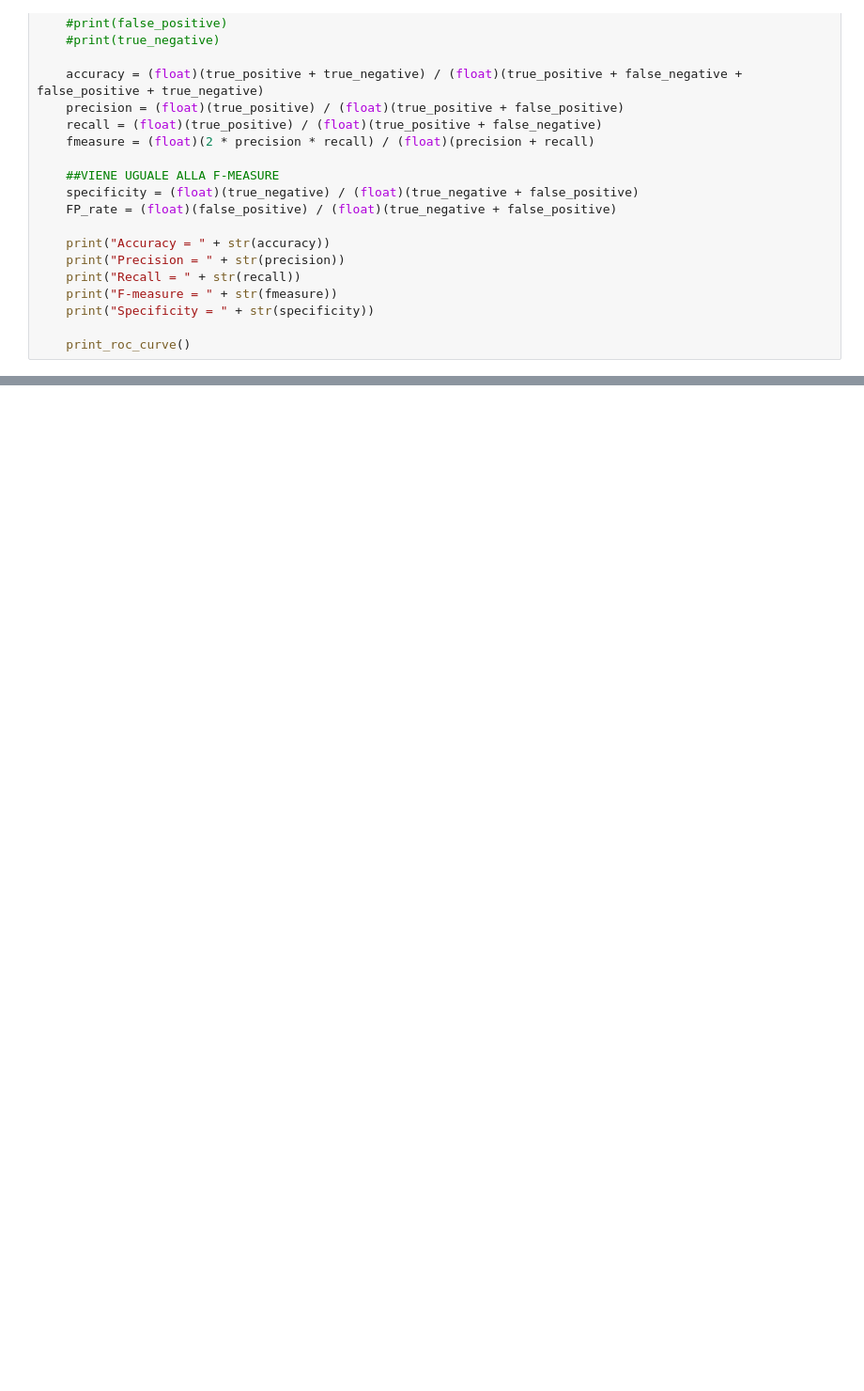
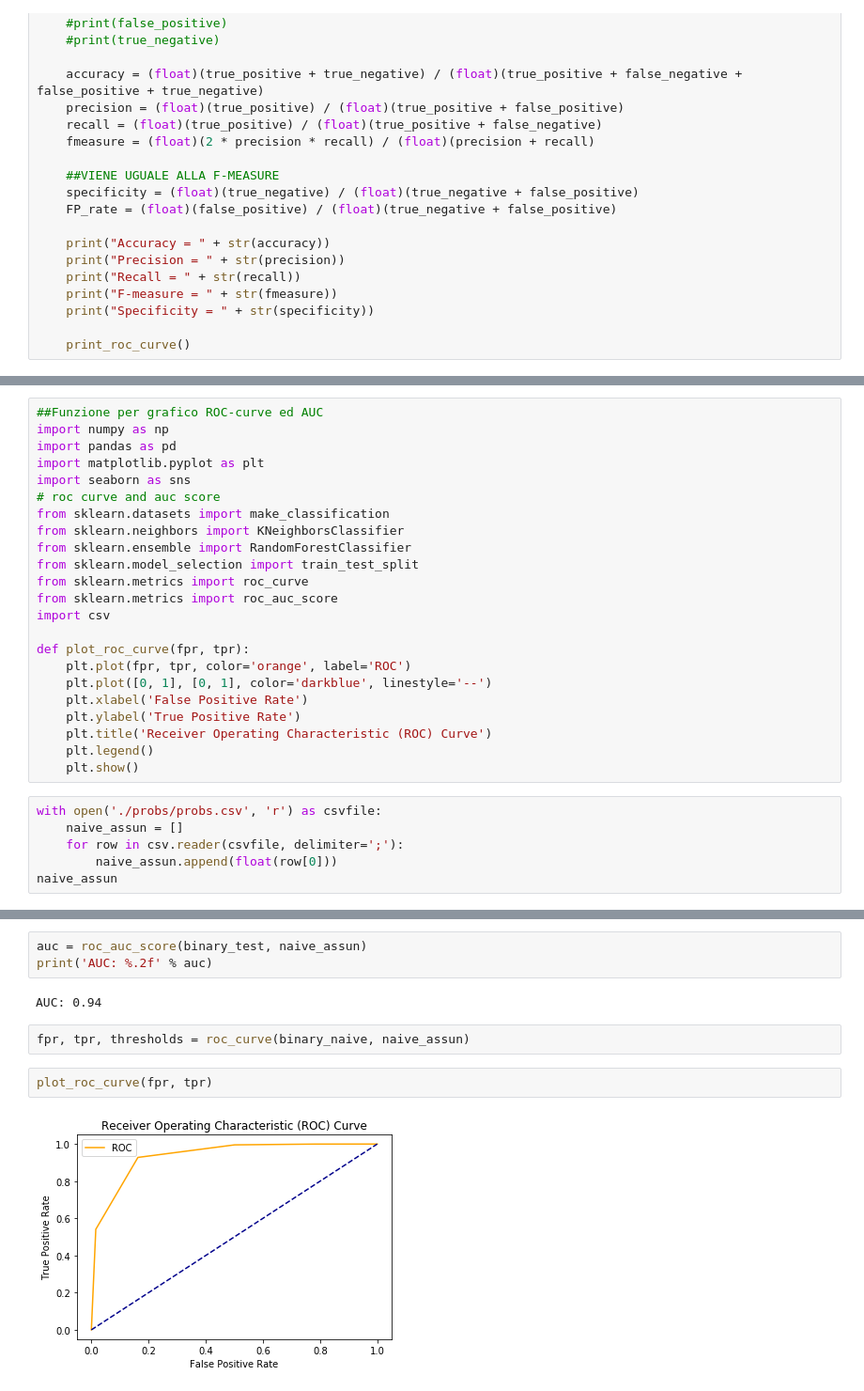
Before and after one commit to ricardoanibalmatamorosaragon/prediction_tripadvisor, a Jupyter notebook: confusion_matrix.ipynb, the cells around one changed output, grey strips where cells are left out. Shown: that part at 94% size. Drawn from its saved outputs; the diff is of its cells as text; blank space fills up the shorter version.

```diff
--- a/confusion_matrix.ipynb
+++ b/confusion_matrix.ipynb
@@ -191,0 +124,29 @@ def print_roc_curve()
+# %%
+##Funzione per grafico ROC-curve ed AUC
+import numpy as np
+import pandas as pd
+import matplotlib.pyplot as plt
+import seaborn as sns
+# roc curve and auc score
+from sklearn.datasets import make_classification
+from sklearn.neighbors import KNeighborsClassifier
+from sklearn.ensemble import RandomForestClassifier
+from sklearn.model_selection import train_test_split
+from sklearn.metrics import roc_curve
+from sklearn.metrics import roc_auc_score
+import csv
+
+def plot_roc_curve(fpr, tpr):
+    plt.plot(fpr, tpr, color='orange', label='ROC')
+    plt.plot([0, 1], [0, 1], color='darkblue', linestyle='--')
+    plt.xlabel('False Positive Rate')
+    plt.ylabel('True Positive Rate')
+    plt.title('Receiver Operating Characteristic (ROC) Curve')
+    plt.legend()
+    plt.show()
+# %%
+with open('./probs/probs.csv', 'r') as csvfile:
+    naive_assun = []
+    for row in csv.reader(csvfile, delimiter=';'):
+        naive_assun.append(float(row[0]))
+naive_assun
@@ -219,0 +183,11 @@ Specificity = 0.846658566221
+# %%
+auc = roc_auc_score(binary_test, naive_assun)
+print('AUC: %.2f' % auc)
+# %% [output]
+AUC: 0.94
+# %%
+fpr, tpr, thresholds = roc_curve(binary_naive, naive_assun)
+# %%
+plot_roc_curve(fpr, tpr)
+# %% [output]
+[figure, added]
```
Also changed, not shown: parts of 7 cells of this notebook.
